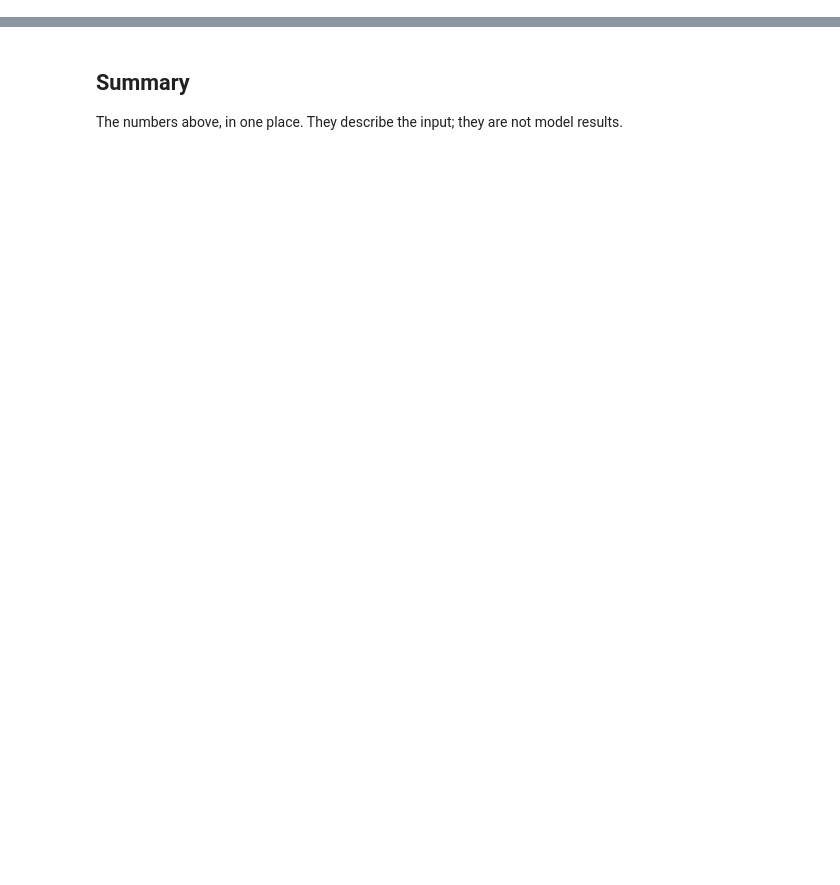
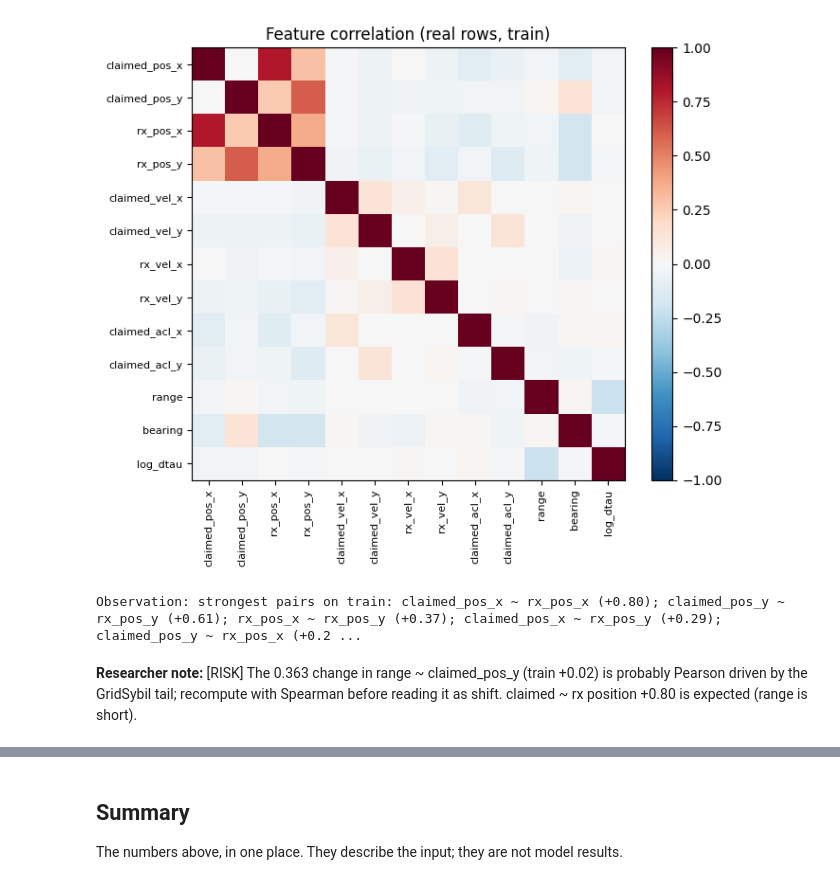
Before and after one commit to bibekgupta3333/sybil-llm, a Jupyter notebook: src/eda/benign_gridsybil/eda_encoder_input_T64.ipynb, the cells around one changed output, grey strips where cells are left out. Drawn from its saved outputs; the diff is of its cells as text; code cells hidden in the pictures; blank space fills up the shorter version.

```diff
--- a/src/eda/benign_gridsybil/eda_encoder_input_T64.ipynb
+++ b/src/eda/benign_gridsybil/eda_encoder_input_T64.ipynb
@@ -461,0 +573,20 @@ Takeaway: 56.3% of windows share their first claimed message with another window
+# %%
+norm_rows = []
+real_by_split = {s: features.real_rows(split=s) for s in SPLITS}
+for split, r in real_by_split.items():
+    for j, f in enumerate(FEATURES):
+        norm_rows.append({"split": split, "feature": f, "mean": r[:, j].mean(), "std": r[:, j].std()})
+norm = (
+    pd.DataFrame(norm_rows)
+    .pivot(index="feature", columns="split", values=["mean", "std"])
+    .reindex(FEATURES)
+    .reindex(columns=SPLITS, level=1)
+    .round(3)
+)
+print(norm.to_string())
+train_dev = max(norm["mean"][FIT].abs().max(), (norm["std"][FIT] - 1).abs().max())
+shift = norm["mean"].sub(norm["mean"][FIT], axis=0).abs().drop(columns=FIT).max().max()
+print(
+    f"Observation: on {FIT} the largest |mean| or |std − 1| is {train_dev:.3f}; the largest mean shift from {FIT} in "
+    f"another split is {shift:.3f} standard deviations."
+)
@@ -461,0 +677,31 @@ Takeaway: 56.3% of windows share their first claimed message with another window
+# %%
+rng = np.random.default_rng(0)
+corr_by = {}
+for s, r in real_by_split.items():
+    sample = r[rng.choice(len(r), size=min(200_000, len(r)), replace=False)]
+    corr_by[s] = np.corrcoef(sample.T)
+corr = corr_by[FIT]
+fig, ax = plt.subplots(figsize=(7, 6))
+im = ax.imshow(corr, vmin=-1, vmax=1, cmap="RdBu_r")
+ax.set_xticks(range(len(FEATURES)), FEATURES, rotation=90, fontsize=8)
+ax.set_yticks(range(len(FEATURES)), FEATURES, fontsize=8)
+fig.colorbar(im, ax=ax, fraction=0.046)
+ax.set_title(f"Feature correlation (real rows, {FIT})")
+plt.tight_layout()
+plt.show()
+pairs = [(FEATURES[i], FEATURES[j], corr[i, j]) for i in range(len(FEATURES)) for j in range(i + 1, len(FEATURES))]
+top = sorted(pairs, key=lambda t: -abs(t[2]))[:5]
+_diff = max((np.abs(corr_by[s] - corr) for s in SPLITS if s != FIT), key=lambda d: d.max())
+_i, _j = np.unravel_index(np.argmax(_diff), _diff.shape)
+corr_diff = _diff[_i, _j]
+print(
+    f"Observation: strongest pairs on {FIT}: "
+    + "; ".join(f"{a} ~ {b} ({c:+.2f})" for a, b, c in top)
+    + f"; largest correlation difference between {FIT} and another split = {corr_diff:.3f} "
+    f"({FEATURES[_i]} ~ {FEATURES[_j]}: {FIT} {corr[_i, _j]:+.2f})."
+)
+# %% [output]
+[figure, added]
+Observation: strongest pairs on train: claimed_pos_x ~ rx_pos_x (+0.80); claimed_pos_y ~ rx_pos_y (+0.61); rx_pos_x ~ rx_pos_y (+0.37); claimed_pos_x ~ rx_pos_y (+0.29); claimed_pos_y ~ rx_pos_x (+0.2 ...
+# %% [markdown]
+**Researcher note:** [RISK] The 0.363 change in range ~ claimed_pos_y (train +0.02) is probably Pearson driven by the GridSybil tail; recompute with Spearman before reading it as shift. claimed ~ rx position +0.80 is expected (range is short).
```
Also changed, not shown: parts of 68 cells of this notebook, 55 other files.
